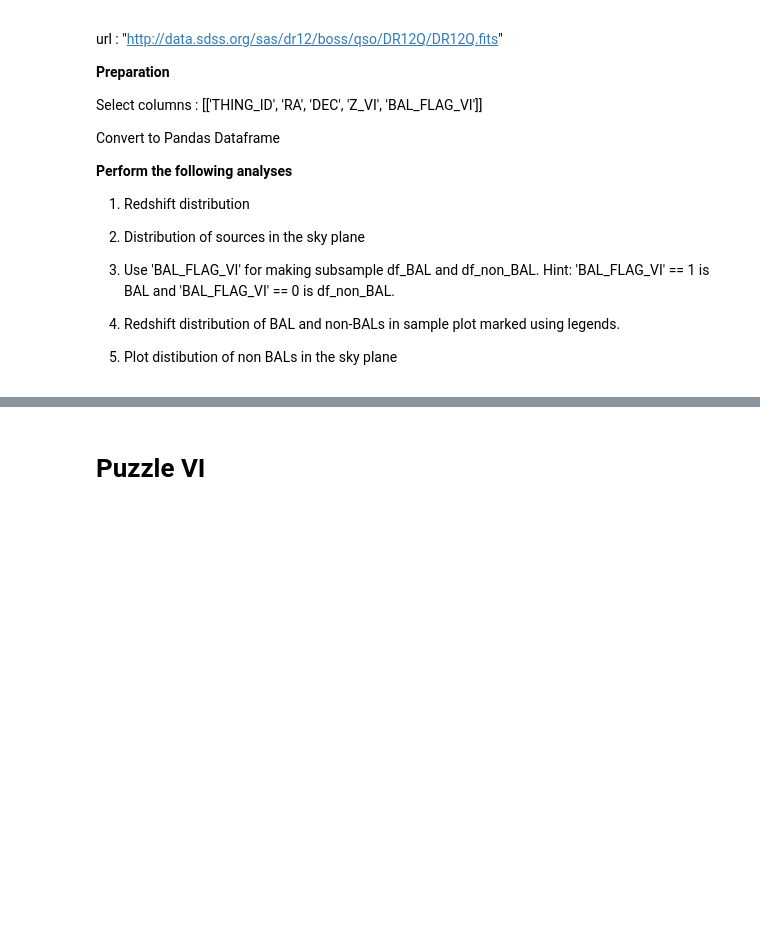
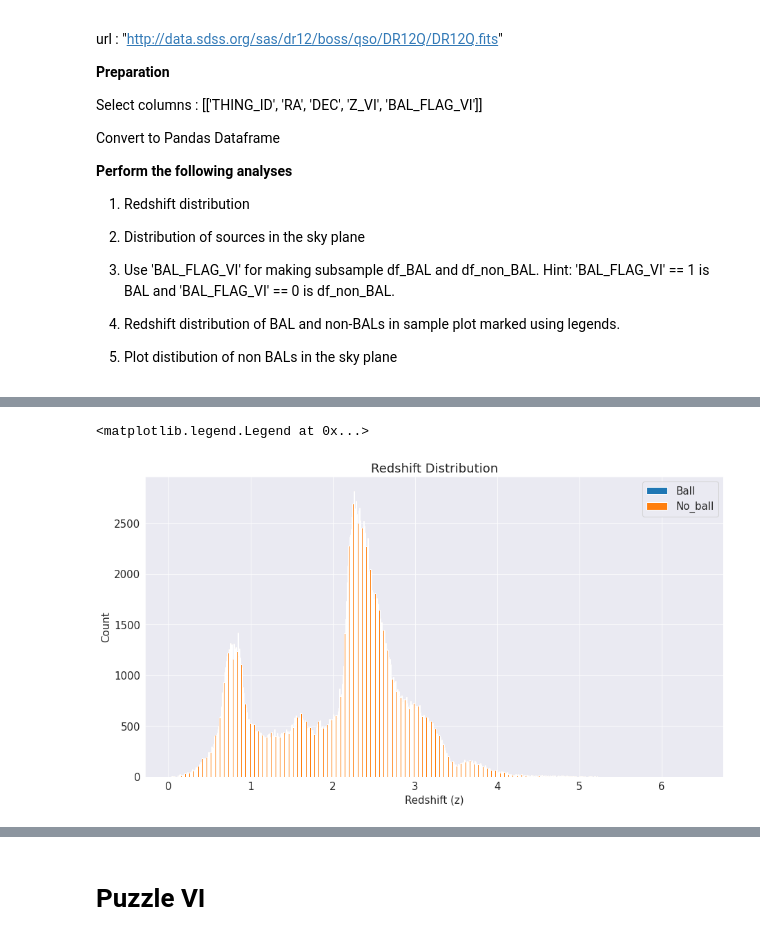
Before and after one commit to rahule-1999/DDA-python, a Jupyter notebook: Week_3/Module_3_1_Tabular_Data.ipynb, the cells around one changed output, grey strips where cells are left out. Saved outputs shown, nothing was run; the diff lists cells and outputs as text; code cells hidden in the pictures; blank space fills up the shorter version.

```diff
--- a/Week_3/Module_3_1_Tabular_Data.ipynb
+++ b/Week_3/Module_3_1_Tabular_Data.ipynb
@@ -497,2 +521,40 @@ data =
+# %%
+# Redshift Distribution of BALs and Non BALs.  Use alpha = 0.8. Use appropriate bin_min, bin_max and bin_width. Use legends.
+
+data = df['Z_VI']
+bin_min = data.min()
+bin_max = data.max()
+bin_width = 0.01
+
+# No BAL
+data_b = df_BAL['Z_VI']
+
+# BAL
+
+
+
+
+# Common bin for all data
+bins = np.arange(bin_min, bin_max, bin_width)
+
+plt.figure(figsize = (15,8))
+
+# S0
+
+# Plot histogram for S0
+plt.hist(data_b, bins = bins)
+# Sab
+data_nb = df_no_BAL['Z_VI']
+# Plot histogram for Sab
+plt.hist(data_nb, bins = bins)
+# Scd
+
+plt.title('Redshift Distribution')
+plt.xlabel('Redshift (z)')
+plt.ylabel('Count')
+plt.legend(['Ball','No_ball','Scd'])
+# %% [output]
+<matplotlib.legend.Legend at 0x...>
+[figure, added]
 # %%
 # Distribution of non-BALs on the sky plane
```
Also changed, not shown: parts of 17 cells of this notebook.
